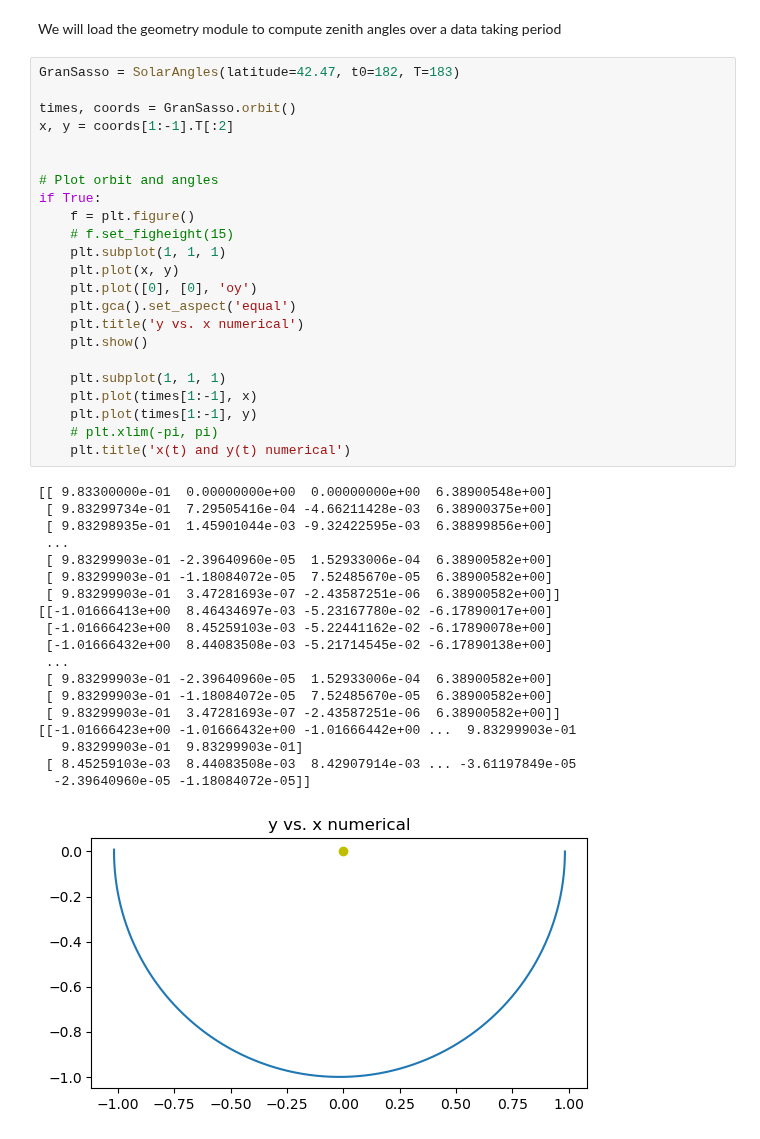
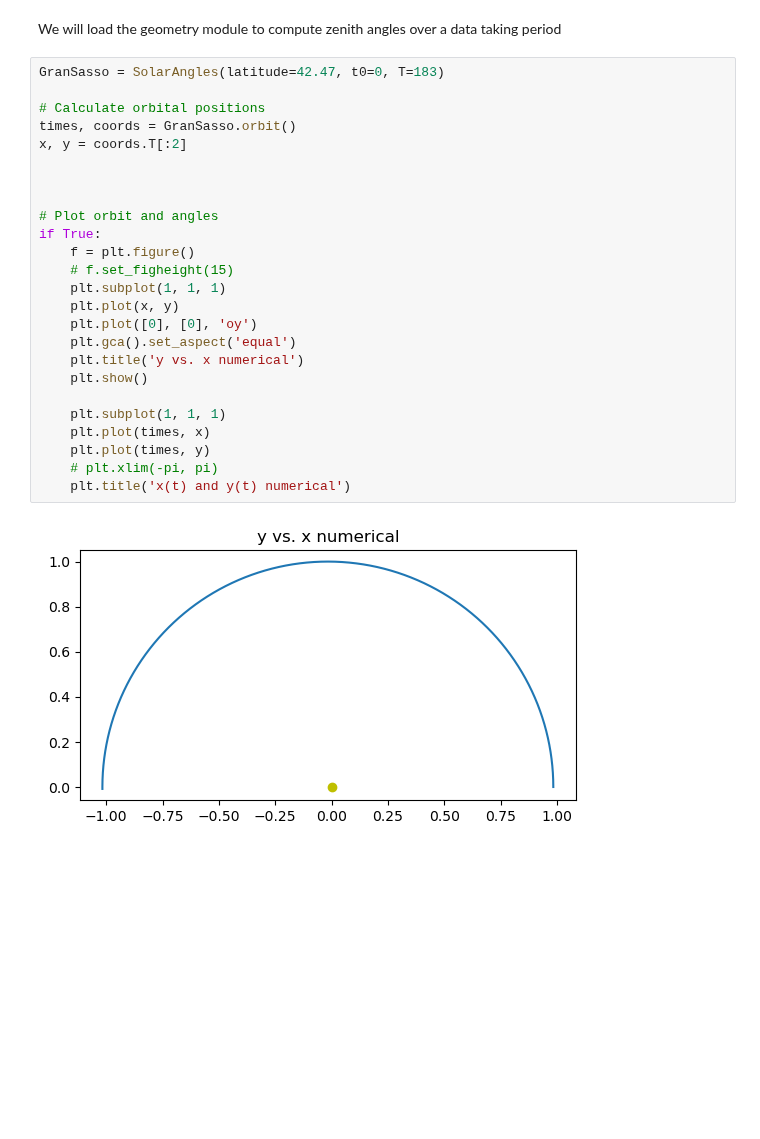
Before and after one commit to SNuDD/SNuDD, a Jupyter notebook: notebooks/earth_motion.ipynb, the cells around one changed output. Saved outputs shown, nothing was run; the diff lists cells and outputs as text; blank space fills up the shorter version.

Commit message:
Calculating zenith angles during data taking period

```diff
--- a/notebooks/earth_motion.ipynb
+++ b/notebooks/earth_motion.ipynb
@@ -12,45 +12,29 @@ from snudd.geometry import SolarAngles
 # %% [markdown]
 We will load the geometry module to compute zenith angles over a data taking period
 # %%
-GranSasso = SolarAngles(latitude=42.47, t0=182, T=183)
+GranSasso = SolarAngles(latitude=42.47, t0=0, T=183)
 
+# Calculate orbital positions
 times, coords = GranSasso.orbit()
-x, y = coords[1:-1].T[:2]
+x, y = coords.T[:2]
+
 
 
 # Plot orbit and angles
 if True:
     f = plt.figure()
     # f.set_figheight(15)
     plt.subplot(1, 1, 1)
     plt.plot(x, y)
     plt.plot([0], [0], 'oy')
     plt.gca().set_aspect('equal')
     plt.title('y vs. x numerical')
     plt.show()
 
     plt.subplot(1, 1, 1)
-    plt.plot(times[1:-1], x)
-    plt.plot(times[1:-1], y)
+    plt.plot(times, x)
+    plt.plot(times, y)
     # plt.xlim(-pi, pi)
     plt.title('x(t) and y(t) numerical')
 # %% [output]
-[[ 9.83300000e-01  0.00000000e+00  0.00000000e+00  6.38900548e+00]
- [ 9.83299734e-01  7.29505416e-04 -4.66211428e-03  6.38900375e+00]
- [ 9.83298935e-01  1.45901044e-03 -9.32422595e-03  6.38899856e+00]
- ...
- [ 9.83299903e-01 -2.39640960e-05  1.52933006e-04  6.38900582e+00]
- [ 9.83299903e-01 -1.18084072e-05  7.52485670e-05  6.38900582e+00]
- [ 9.83299903e-01  3.47281693e-07 -2.43587251e-06  6.38900582e+00]]
-[[-1.01666413e+00  8.46434697e-03 -5.23167780e-02 -6.17890017e+00]
- [-1.01666423e+00  8.45259103e-03 -5.22441162e-02 -6.17890078e+00]
- [-1.01666432e+00  8.44083508e-03 -5.21714545e-02 -6.17890138e+00]
- ...
- [ 9.83299903e-01 -2.39640960e-05  1.52933006e-04  6.38900582e+00]
- [ 9.83299903e-01 -1.18084072e-05  7.52485670e-05  6.38900582e+00]
- [ 9.83299903e-01  3.47281693e-07 -2.43587251e-06  6.38900582e+00]]
-[[-1.01666423e+00 -1.01666432e+00 -1.01666442e+00 ...  9.83299903e-01
-   9.83299903e-01  9.83299903e-01]
- [ 8.45259103e-03  8.44083508e-03  8.42907914e-03 ... -3.61197849e-05
-  -2.39640960e-05 -1.18084072e-05]]
-[figure, old version]
+[figure, new version]
```
Also changed, not shown: parts of 2 cells of this notebook, 1 other file.
